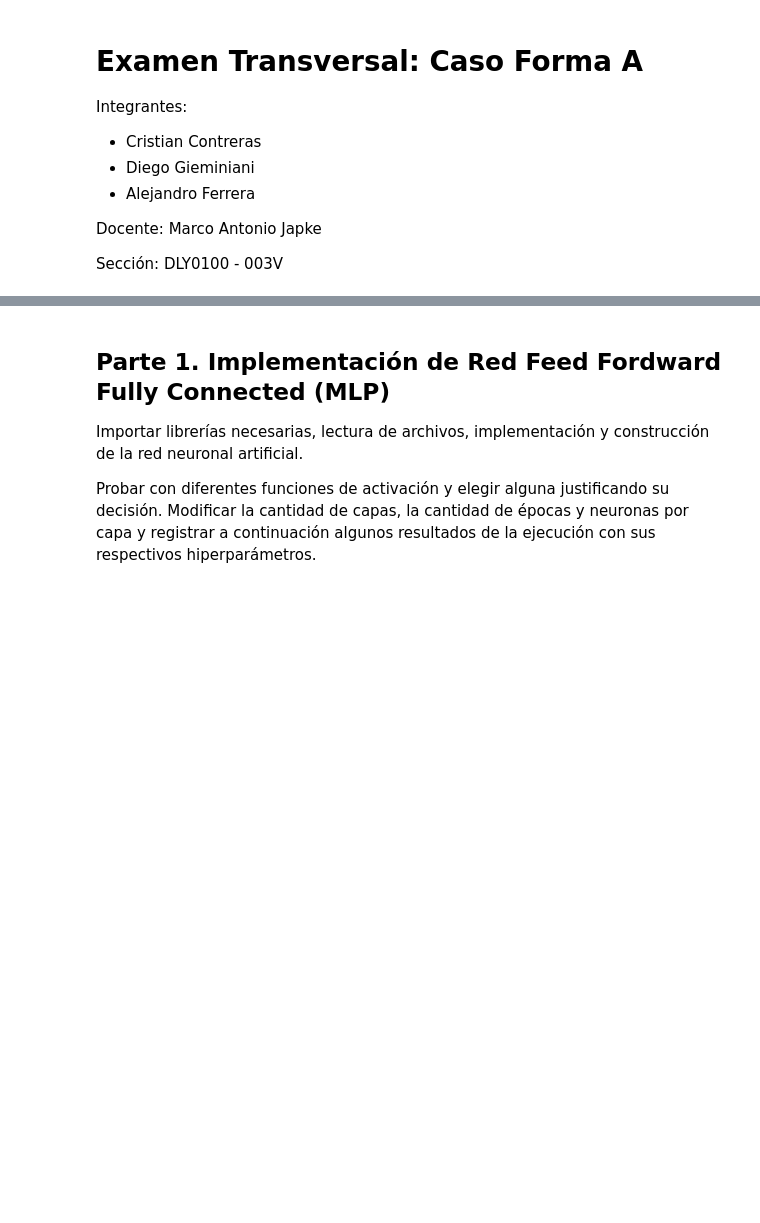
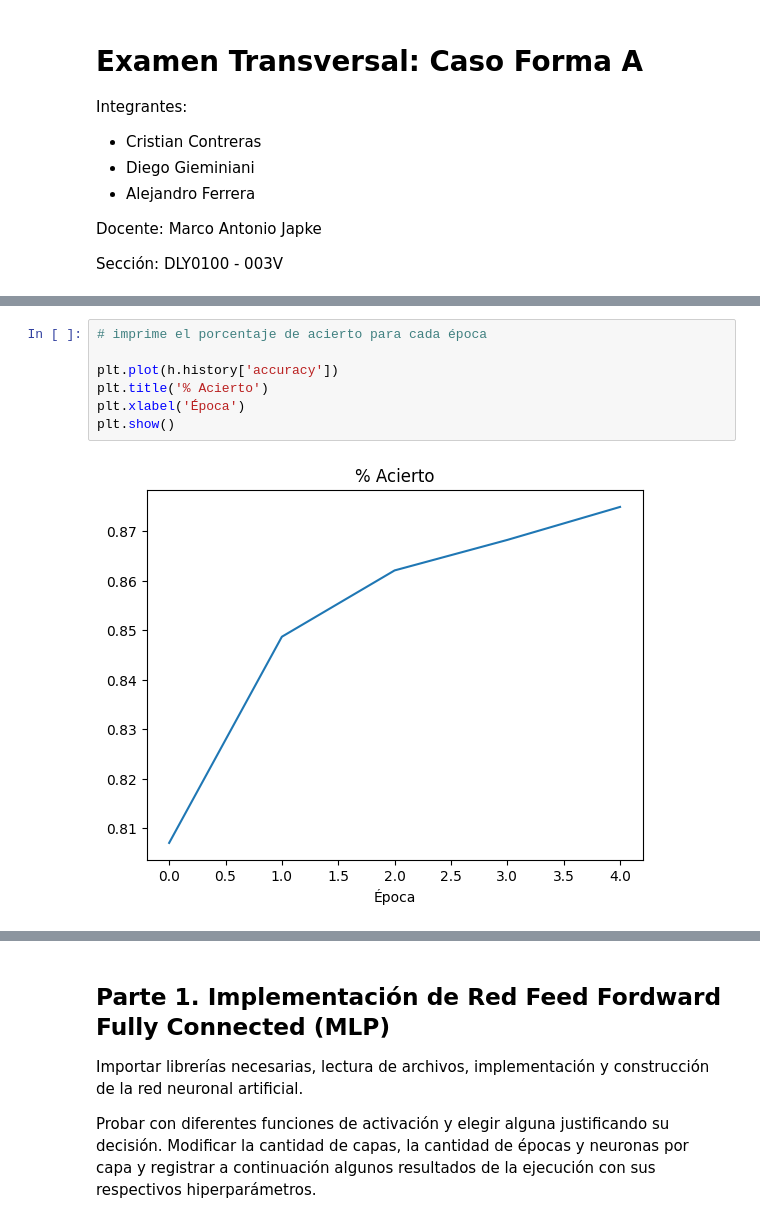
Before and after one commit to Nandocho8/tanquemio_deep_learning, a Jupyter notebook: Respuesta_ET_Forma_A_ipynb.ipynb, the cells around one changed output, grey strips where cells are left out. Saved outputs shown, nothing was run; the diff lists cells and outputs as text; blank space fills up the shorter version.

```diff
--- a/Respuesta_ET_Forma_A_ipynb.ipynb
+++ b/Respuesta_ET_Forma_A_ipynb.ipynb
@@ -14,0 +133,9 @@ Sección: DLY0100 - 003V
+# %%
+# imprime el porcentaje de acierto para cada época
+
+plt.plot(h.history['accuracy'])
+plt.title('% Acierto')
+plt.xlabel('Época')
+plt.show()
+# %% [output]
+[figure, added]
```
Also changed, not shown: parts of 16 cells of this notebook.
